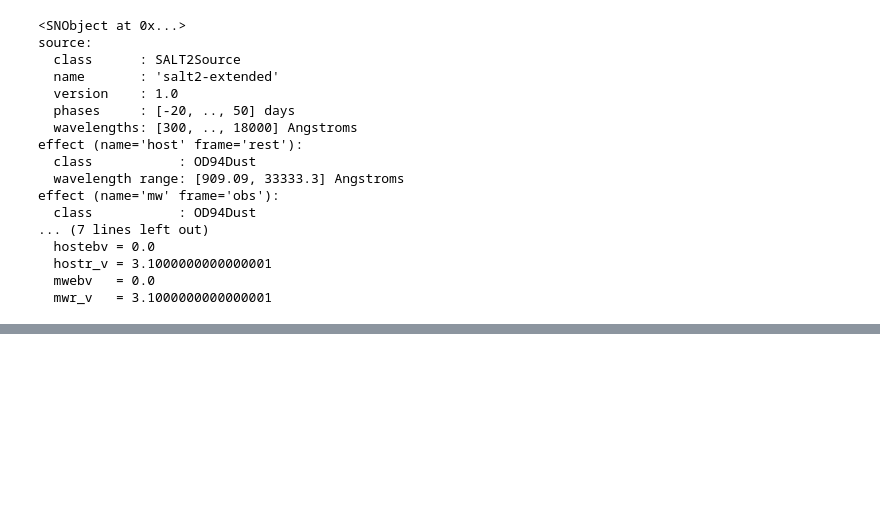
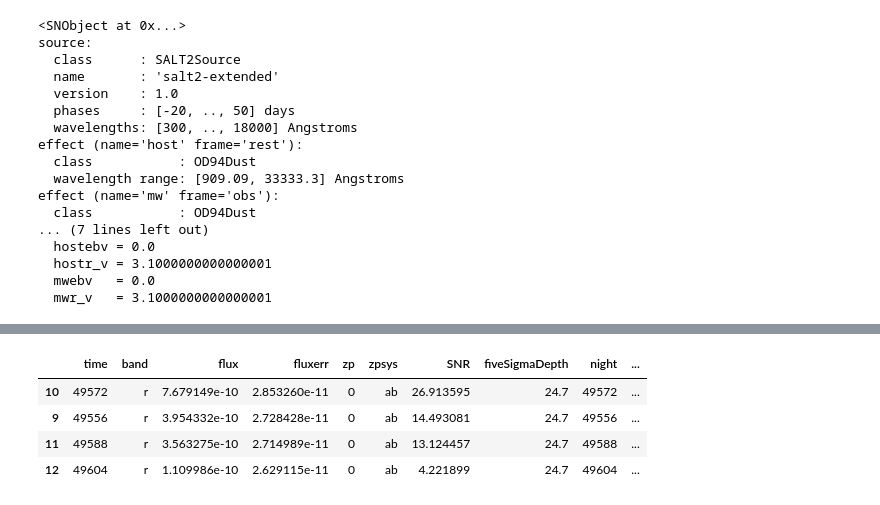
Before and after one commit to rbiswas4/Cadence, a Jupyter notebook: examples/ChangingRedshift.ipynb, the cells around one changed output, grey strips where cells are left out. Drawn from its saved outputs; the diff is of its cells as text; code cells hidden in the pictures; blank space fills up the shorter version.

```diff
--- a/examples/ChangingRedshift.ipynb
+++ b/examples/ChangingRedshift.ipynb
@@ -76,0 +136,8 @@ effect (name='mw' frame='obs'):
+# %%
+xx.groupby('band').get_group('r')
+# %% [output]
+|  | time | band | flux | fluxerr | zp | zpsys | SNR | fiveSigmaDepth | night | ... |
+| 10 | 49572 | r | 7.679149e-10 | 2.853260e-11 | 0 | ab | 26.913595 | 24.7 | 49572 | ... |
+| 9 | 49556 | r | 3.954332e-10 | 2.728428e-11 | 0 | ab | 14.493081 | 24.7 | 49556 | ... |
+| 11 | 49588 | r | 3.563275e-10 | 2.714989e-11 | 0 | ab | 13.124457 | 24.7 | 49588 | ... |
+| 12 | 49604 | r | 1.109986e-10 | 2.629115e-11 | 0 | ab | 4.221899 | 24.7 | 49604 | ... |
```
Also changed, not shown: parts of 11 cells of this notebook, 5 other files.
